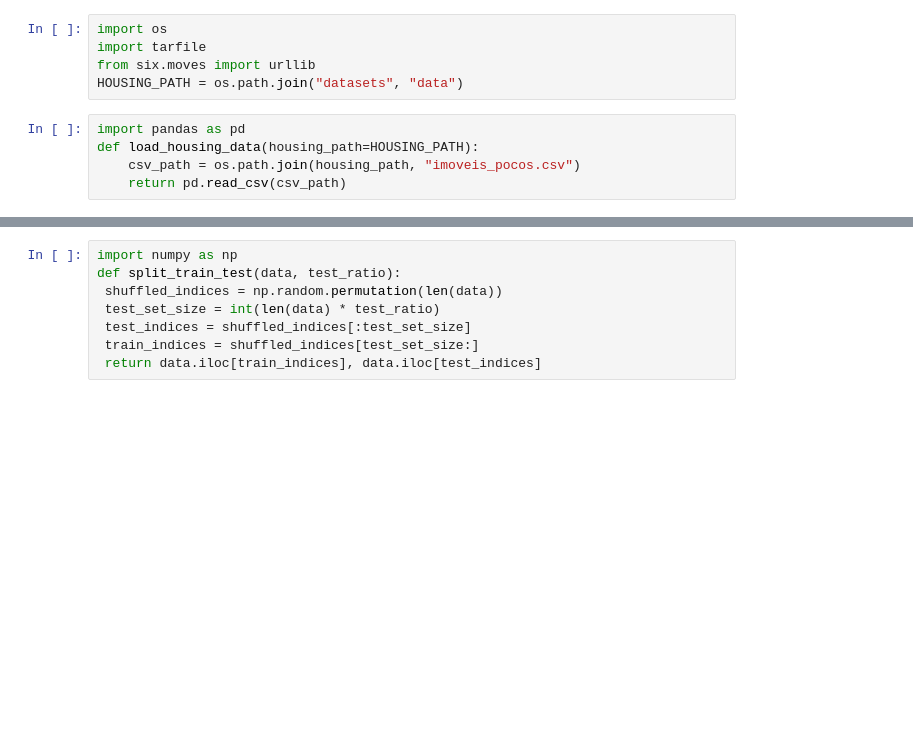
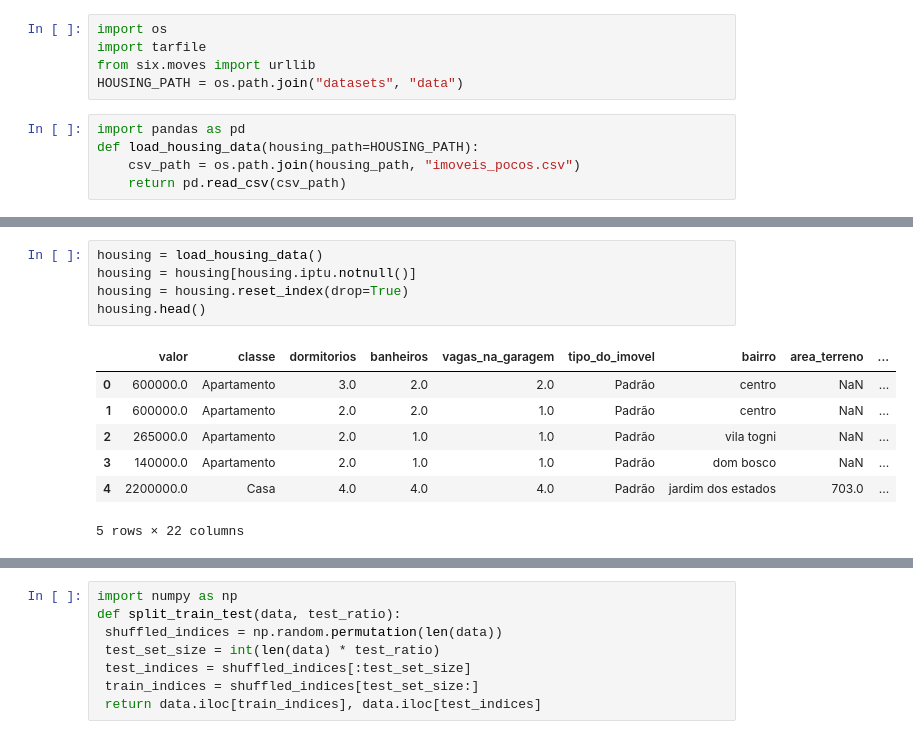
Before and after one commit to RogerSchwartz/preditor-pre-o-de-casas-po-o-de-caldas, a Jupyter notebook: preditor_preço_de_casas_poço_de_caldas.ipynb, the cells around one changed output, grey strips where cells are left out. Drawn from its saved outputs; the diff is of its cells as text; blank space fills up the shorter version.

```diff
--- a/preditor_preço_de_casas_poço_de_caldas.ipynb
+++ b/preditor_preço_de_casas_poço_de_caldas.ipynb
@@ -25,3 +13,16 @@ Warning: Total number of columns (22) exceeds max_columns (20) limiting to first
+# %%
+housing = load_housing_data()
+housing = housing[housing.iptu.notnull()]
+housing = housing.reset_index(drop=True)
+housing.head()
+# %% [output]
+|  | valor | classe | dormitorios | banheiros | vagas_na_garagem | tipo_do_imovel | bairro | area_terreno | ... |
+| 0 | 600000.0 | Apartamento | 3.0 | 2.0 | 2.0 | Padrão | centro | NaN | ... |
+| 1 | 600000.0 | Apartamento | 2.0 | 2.0 | 1.0 | Padrão | centro | NaN | ... |
+| 2 | 265000.0 | Apartamento | 2.0 | 1.0 | 1.0 | Padrão | vila togni | NaN | ... |
+| 3 | 140000.0 | Apartamento | 2.0 | 1.0 | 1.0 | Padrão | dom bosco | NaN | ... |
+| 4 | 2200000.0 | Casa | 4.0 | 4.0 | 4.0 | Padrão | jardim dos estados | 703.0 | ... |
+5 rows × 22 columns
 # %%
 housing.info()
 # %% [output]
```
Also changed, not shown: parts of 16 cells of this notebook.
